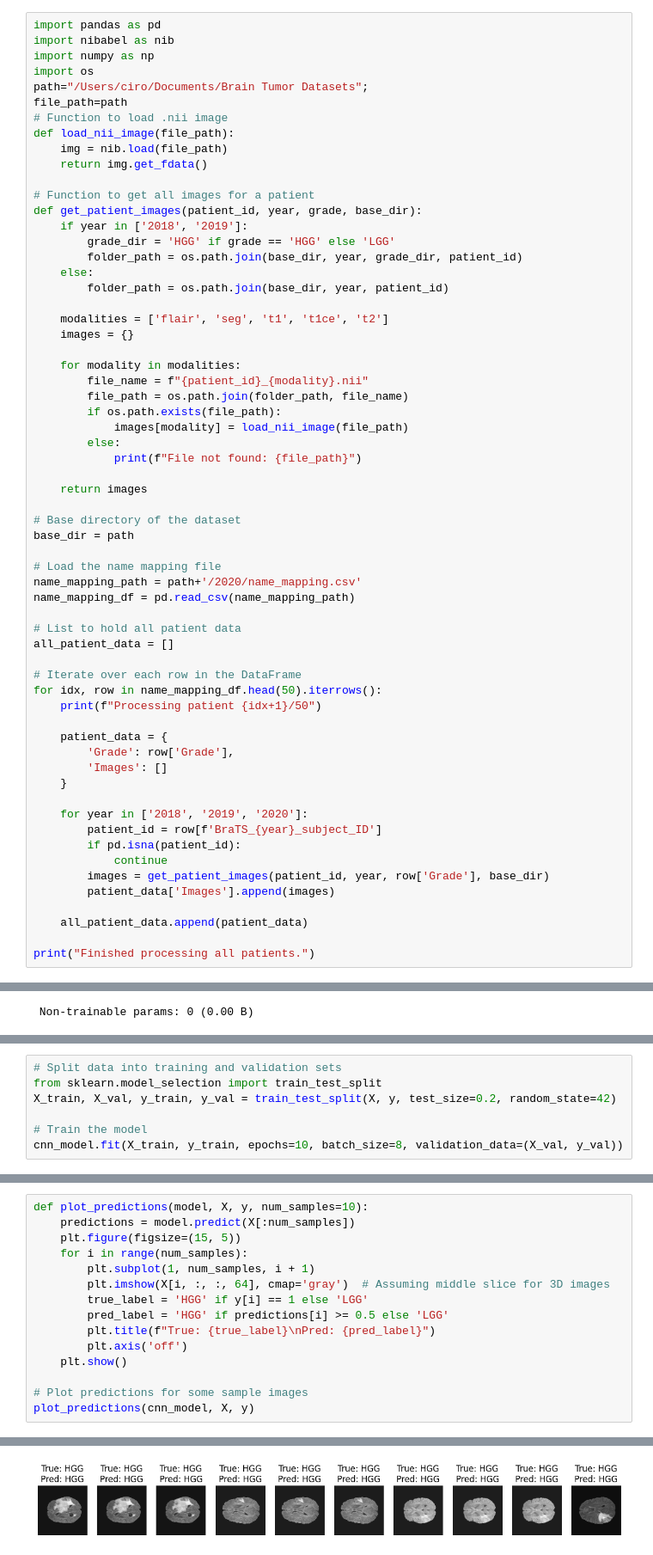
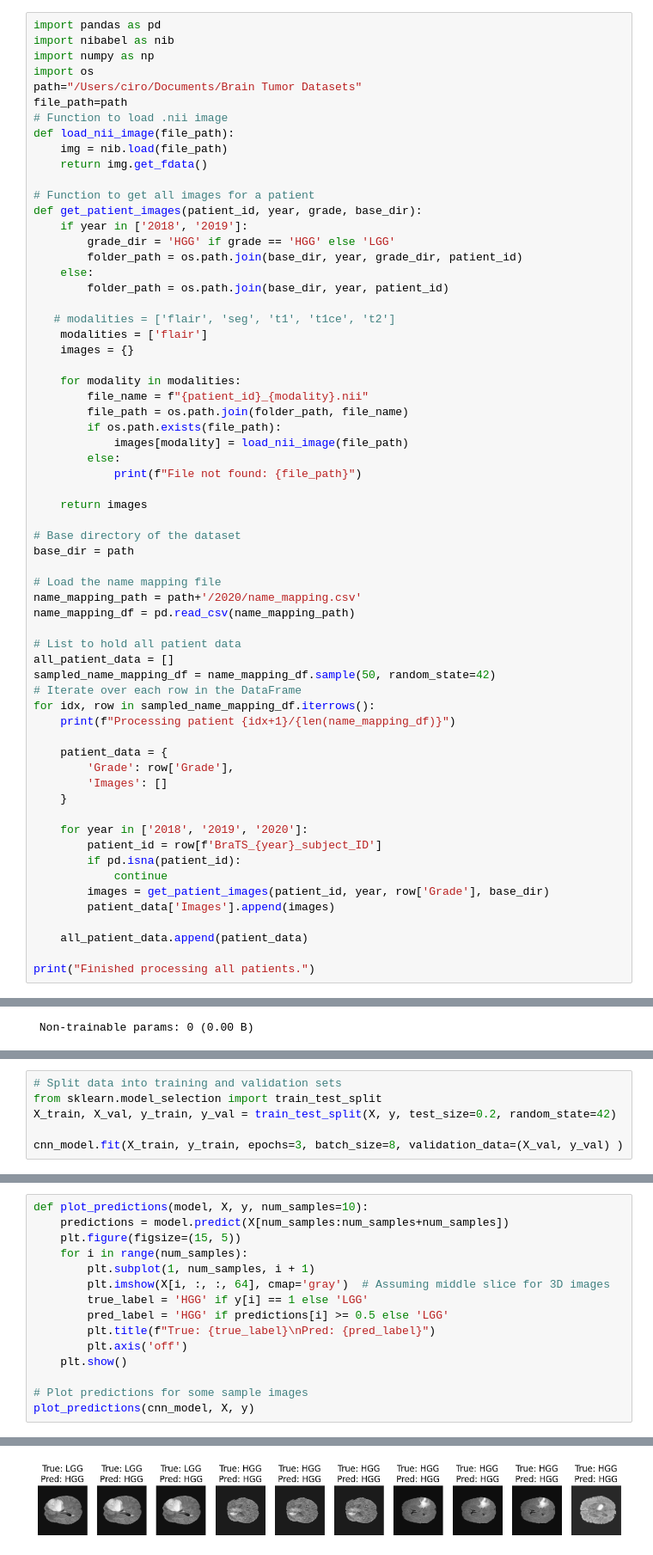
Before and after one commit to Ehsan-Taheri/Brain-Tumor-Segmentation, a Jupyter notebook: BrainTumorClassification.ipynb, the cells around one changed output, grey strips where cells are left out. Shown at 86% size. Drawn from its saved outputs; the diff is of its cells as text.

Commit message:
Update BrainTumorClassification.ipynb
change inputs and used sampling to sample just 50 patient randomly

```diff
--- a/BrainTumorClassification.ipynb
+++ b/BrainTumorClassification.ipynb
@@ -3,7 +3,7 @@ import pandas as pd
 import nibabel as nib
 import numpy as np
 import os
-path="/Users/ciro/Documents/Brain Tumor Datasets";
+path="/Users/ciro/Documents/Brain Tumor Datasets"
 file_path=path
 # Function to load .nii image
 def load_nii_image(file_path):
@@ -18,7 +18,8 @@ def get_patient_images(patient_id, year, grade, base_dir):
     else:
         folder_path = os.path.join(base_dir, year, patient_id)
 
-    modalities = ['flair', 'seg', 't1', 't1ce', 't2']
+   # modalities = ['flair', 'seg', 't1', 't1ce', 't2']
+    modalities = ['flair']
     images = {}
 
     for modality in modalities:
@@ -40,10 +41,10 @@ name_mapping_df = pd.read_csv(name_mapping_path)
 
 # List to hold all patient data
 all_patient_data = []
-
+sampled_name_mapping_df = name_mapping_df.sample(50, random_state=42)
 # Iterate over each row in the DataFrame
-for idx, row in name_mapping_df.head(50).iterrows():
-    print(f"Processing patient {idx+1}/50")
+for idx, row in sampled_name_mapping_df.iterrows():
+    print(f"Processing patient {idx+1}/{len(name_mapping_df)}")
 
     patient_data = {
         'Grade': row['Grade'],
@@ -152,6 +171,5 @@ X = X / np.max(X)
 from sklearn.model_selection import train_test_split
 X_train, X_val, y_train, y_val = train_test_split(X, y, test_size=0.2, random_state=42)
 
-# Train the model
-cnn_model.fit(X_train, y_train, epochs=10, batch_size=8, validation_data=(X_val, y_val))
+cnn_model.fit(X_train, y_train, epochs=3, batch_size=8, validation_data=(X_val, y_val) )
 # %% [output]
@@ -223,6 +227,6 @@ plot_feature_maps(cnn_model, 'conv3d', X[0])
 # %%
 def plot_predictions(model, X, y, num_samples=10):
-    predictions = model.predict(X[:num_samples])
+    predictions = model.predict(X[num_samples:num_samples+num_samples])
     plt.figure(figsize=(15, 5))
     for i in range(num_samples):
         plt.subplot(1, num_samples, i + 1)
@@ -240,4 +244,4 @@ plot_predictions(cnn_model, X, y)
-[figure, old version]
+[figure, new version]
 # %%
 from sklearn.metrics import accuracy_score, precision_score, recall_score, f1_score
 
```
Also changed, not shown: parts of 7 cells of this notebook.
